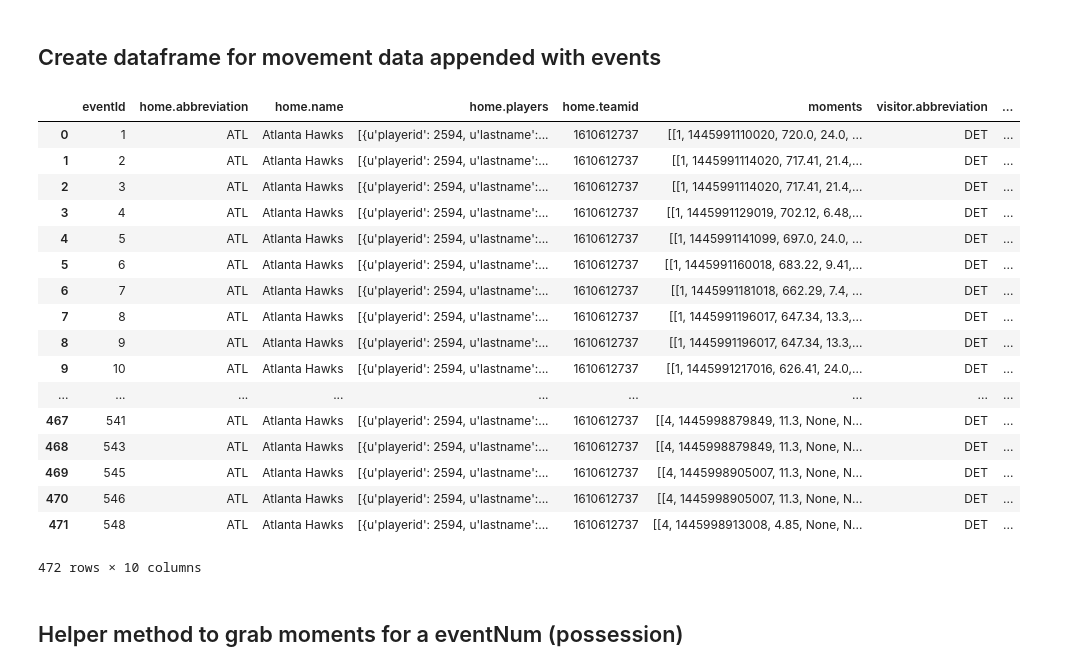
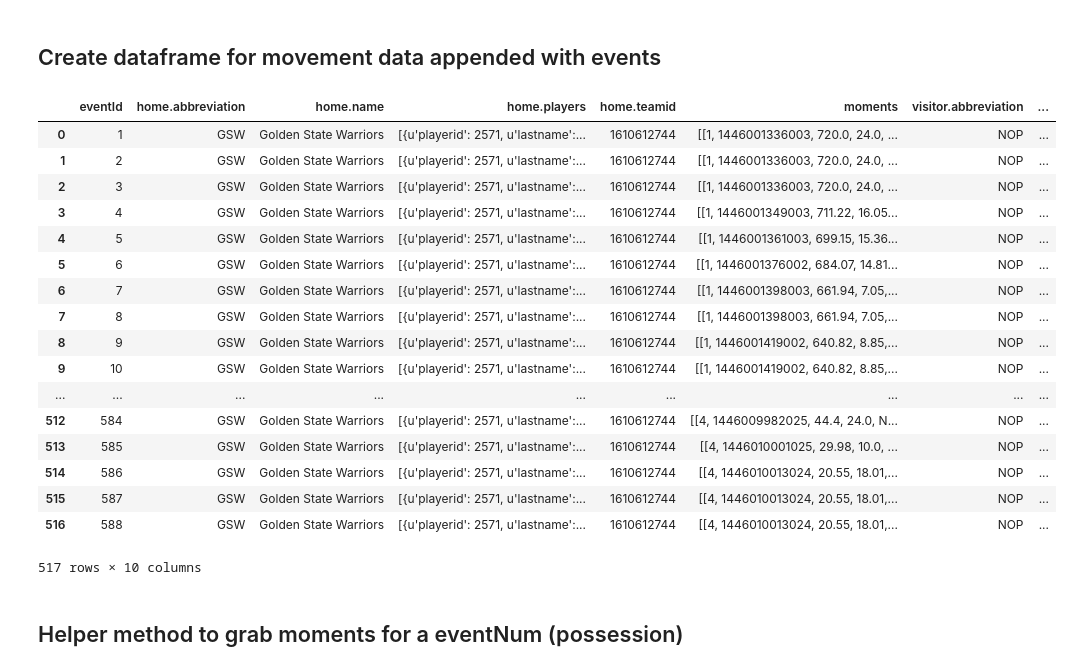
Before and after one commit to pauldevos/cu-bball-data-mining-project, a Jupyter notebook: JupyterNotebooks/SportVU_JSON_Data/Determining Moment of Catch-Copy1.ipynb, the cells around one changed output. Drawn from its saved outputs; the diff is of its cells as text; code cells hidden in the pictures.

```diff
--- a/JupyterNotebooks/SportVU_JSON_Data/Determining Moment of Catch-Copy1.ipynb
+++ b/JupyterNotebooks/SportVU_JSON_Data/Determining Moment of Catch-Copy1.ipynb
@@ -16,27 +16,27 @@ moments_df = pd.read_json("0021500001.json")
 # %% [markdown]
 ## Create dataframe for movement data appended with events
 # %%
-with open('0021500001.json') as data_file:
+with open('0021500003.json') as data_file:
     data = json.load(data_file)
 json_normalize(data['events'])
 # %% [output]
 |  | eventId | home.abbreviation | home.name | home.players | home.teamid | moments | visitor.abbreviation | ... |
-| 0 | 1 | ATL | Atlanta Hawks | [{u'playerid': 2594, u'lastname':... | 1610612737 | [[1, 1445991110020, 720.0, 24.0, ... | DET | ... |
-| 1 | 2 | ATL | Atlanta Hawks | [{u'playerid': 2594, u'lastname':... | 1610612737 | [[1, 1445991114020, 717.41, 21.4,... | DET | ... |
-| 2 | 3 | ATL | Atlanta Hawks | [{u'playerid': 2594, u'lastname':... | 1610612737 | [[1, 1445991114020, 717.41, 21.4,... | DET | ... |
-| 3 | 4 | ATL | Atlanta Hawks | [{u'playerid': 2594, u'lastname':... | 1610612737 | [[1, 1445991129019, 702.12, 6.48,... | DET | ... |
-| 4 | 5 | ATL | Atlanta Hawks | [{u'playerid': 2594, u'lastname':... | 1610612737 | [[1, 1445991141099, 697.0, 24.0, ... | DET | ... |
-| 5 | 6 | ATL | Atlanta Hawks | [{u'playerid': 2594, u'lastname':... | 1610612737 | [[1, 1445991160018, 683.22, 9.41,... | DET | ... |
-| 6 | 7 | ATL | Atlanta Hawks | [{u'playerid': 2594, u'lastname':... | 1610612737 | [[1, 1445991181018, 662.29, 7.4, ... | DET | ... |
-| 7 | 8 | ATL | Atlanta Hawks | [{u'playerid': 2594, u'lastname':... | 1610612737 | [[1, 1445991196017, 647.34, 13.3,... | DET | ... |
-| 8 | 9 | ATL | Atlanta Hawks | [{u'playerid': 2594, u'lastname':... | 1610612737 | [[1, 1445991196017, 647.34, 13.3,... | DET | ... |
-| 9 | 10 | ATL | Atlanta Hawks | [{u'playerid': 2594, u'lastname':... | 1610612737 | [[1, 1445991217016, 626.41, 24.0,... | DET | ... |
+| 0 | 1 | GSW | Golden State Warriors | [{u'playerid': 2571, u'lastname':... | 1610612744 | [[1, 1446001336003, 720.0, 24.0, ... | NOP | ... |
+| 1 | 2 | GSW | Golden State Warriors | [{u'playerid': 2571, u'lastname':... | 1610612744 | [[1, 1446001336003, 720.0, 24.0, ... | NOP | ... |
+| 2 | 3 | GSW | Golden State Warriors | [{u'playerid': 2571, u'lastname':... | 1610612744 | [[1, 1446001336003, 720.0, 24.0, ... | NOP | ... |
+| 3 | 4 | GSW | Golden State Warriors | [{u'playerid': 2571, u'lastname':... | 1610612744 | [[1, 1446001349003, 711.22, 16.05... | NOP | ... |
+| 4 | 5 | GSW | Golden State Warriors | [{u'playerid': 2571, u'lastname':... | 1610612744 | [[1, 1446001361003, 699.15, 15.36... | NOP | ... |
+| 5 | 6 | GSW | Golden State Warriors | [{u'playerid': 2571, u'lastname':... | 1610612744 | [[1, 1446001376002, 684.07, 14.81... | NOP | ... |
+| 6 | 7 | GSW | Golden State Warriors | [{u'playerid': 2571, u'lastname':... | 1610612744 | [[1, 1446001398003, 661.94, 7.05,... | NOP | ... |
+| 7 | 8 | GSW | Golden State Warriors | [{u'playerid': 2571, u'lastname':... | 1610612744 | [[1, 1446001398003, 661.94, 7.05,... | NOP | ... |
+| 8 | 9 | GSW | Golden State Warriors | [{u'playerid': 2571, u'lastname':... | 1610612744 | [[1, 1446001419002, 640.82, 8.85,... | NOP | ... |
+| 9 | 10 | GSW | Golden State Warriors | [{u'playerid': 2571, u'lastname':... | 1610612744 | [[1, 1446001419002, 640.82, 8.85,... | NOP | ... |
 | ... | ... | ... | ... | ... | ... | ... | ... | ... |
-| 467 | 541 | ATL | Atlanta Hawks | [{u'playerid': 2594, u'lastname':... | 1610612737 | [[4, 1445998879849, 11.3, None, N... | DET | ... |
-| 468 | 543 | ATL | Atlanta Hawks | [{u'playerid': 2594, u'lastname':... | 1610612737 | [[4, 1445998879849, 11.3, None, N... | DET | ... |
-| 469 | 545 | ATL | Atlanta Hawks | [{u'playerid': 2594, u'lastname':... | 1610612737 | [[4, 1445998905007, 11.3, None, N... | DET | ... |
-| 470 | 546 | ATL | Atlanta Hawks | [{u'playerid': 2594, u'lastname':... | 1610612737 | [[4, 1445998905007, 11.3, None, N... | DET | ... |
-| 471 | 548 | ATL | Atlanta Hawks | [{u'playerid': 2594, u'lastname':... | 1610612737 | [[4, 1445998913008, 4.85, None, N... | DET | ... |
+| 512 | 584 | GSW | Golden State Warriors | [{u'playerid': 2571, u'lastname':... | 1610612744 | [[4, 1446009982025, 44.4, 24.0, N... | NOP | ... |
+| 513 | 585 | GSW | Golden State Warriors | [{u'playerid': 2571, u'lastname':... | 1610612744 | [[4, 1446010001025, 29.98, 10.0, ... | NOP | ... |
+| 514 | 586 | GSW | Golden State Warriors | [{u'playerid': 2571, u'lastname':... | 1610612744 | [[4, 1446010013024, 20.55, 18.01,... | NOP | ... |
+| 515 | 587 | GSW | Golden State Warriors | [{u'playerid': 2571, u'lastname':... | 1610612744 | [[4, 1446010013024, 20.55, 18.01,... | NOP | ... |
+| 516 | 588 | GSW | Golden State Warriors | [{u'playerid': 2571, u'lastname':... | 1610612744 | [[4, 1446010013024, 20.55, 18.01,... | NOP | ... |
-472 rows × 10 columns
+517 rows × 10 columns
 # %% [markdown]
 ## Helper method to grab moments for a eventNum (possession)
```
Also changed, not shown: parts of 8 cells of this notebook, 1 other file.
